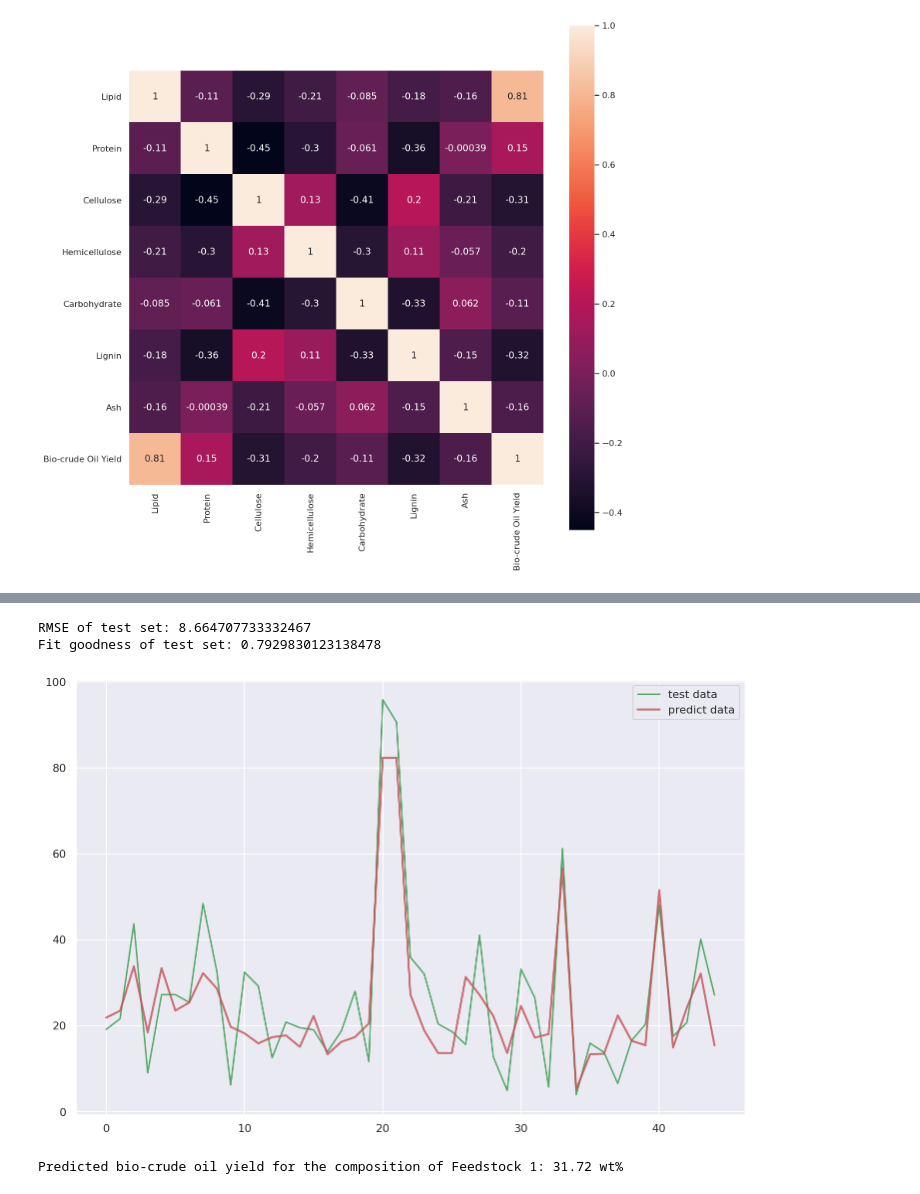
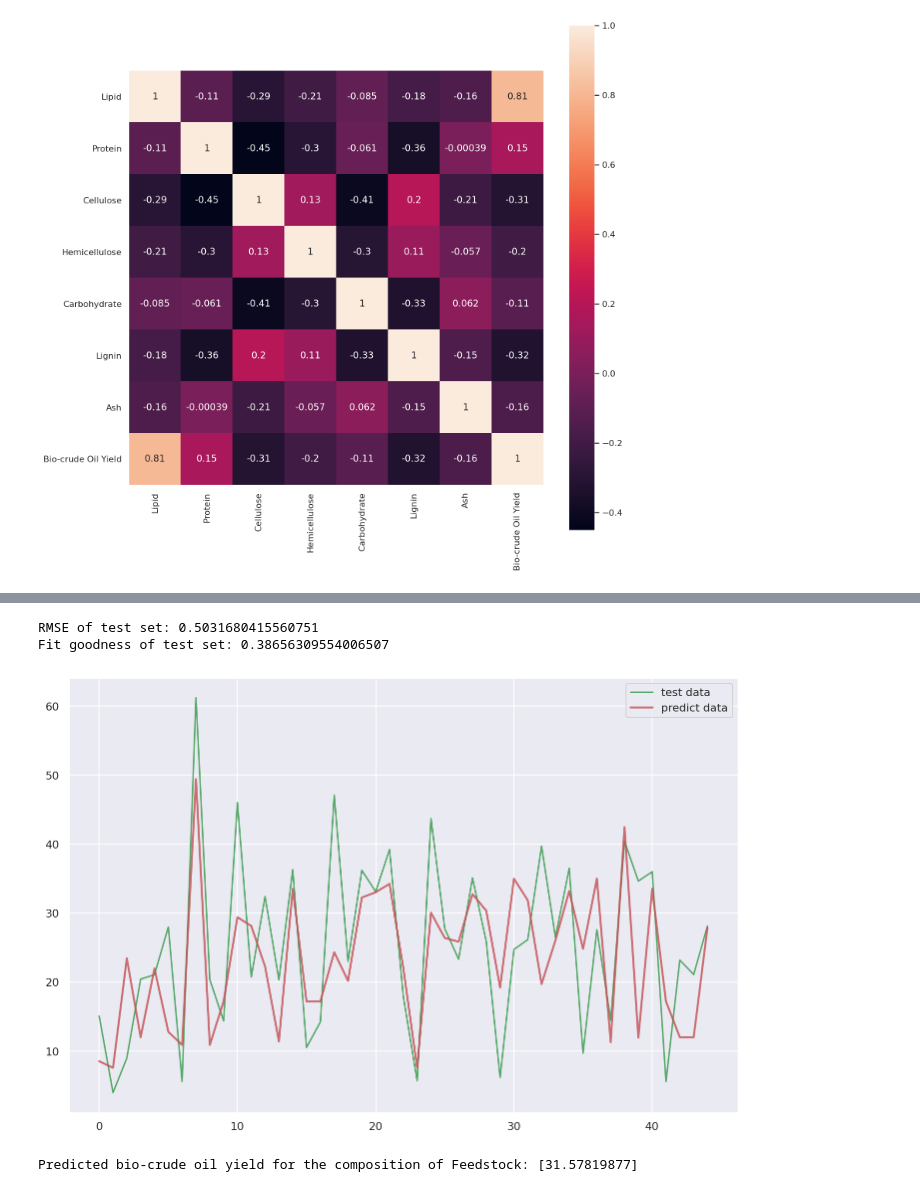
Before and after one commit to 693080593/research, a Jupyter notebook: cHB_Mcl.ipynb, the cells around one changed output, grey strips where cells are left out. Saved outputs shown, nothing was run; the diff lists cells and outputs as text; code cells hidden in the pictures.

```diff
--- a/cHB_Mcl.ipynb
+++ b/cHB_Mcl.ipynb
@@ -495,13 +493,12 @@ Predicted bio-crude oil yield for the composition of Feedstock 1: 32.60 wt%
 # %%
 # 2.Logarithmic Transformation
 import pandas as pd
-data = pd.read_csv('/content/Feed Effect on Biocrude Yield Data ML 080620.csv')
+data = pd.read_csv(r'/content/Feed Effect on Biocrude Yield Data ML 080920.csv')
 
-# Logarithmic Transformation
-data_log = np.log(data)
+data_log=np.log(data)
 
 # Assign data set
-X2, y2 = data[['Lipid','Protein','Cellulose','Hemicellulose','Carbohydrate','Lignin','Ash']], data['Bio-crude Oil Yield']
+X2, y2 = data_log[['Lipid','Protein','Cellulose','Hemicellulose','Carbohydrate','Lignin','Ash']], data_log['Bio-crude Oil Yield']
 
 # Set the ratio of training set to test set as 80%:20%
 X2_train, X2_test, y2_train, y2_test = train_test_split(X2, y2, test_size = 0.2)
@@ -517,4 +514,30 @@ y2_train_score = LR2.score(X2_train, y2_train)
 print("Regression model： Bio-crude Oil Yield={0}+{1}Lipid+{2}Protein+{3}Cellulose+{4}Hemicellulose+{5}Carbohydrate+{6}Lignin+{7}Ash".format(inter,co[0],co[1],co[2],co[3],co[4],co[5],co[6]))
 print('RMSE of training set: ',y2_train_rmse)
 print('Fit goodness of training set: ',y2_train_score)
+
+# Estimate P value of significance level of 0.05 in F test
+y2_train_pred = Series(y2_train_pred, index=y2_train.index)
+y2_train_ssr = y2_train_pred.apply(lambda x:(x-y2_train.mean())**2).sum()
+y2_train_sse = y2_train.sub(y2_train_pred).apply(lambda x:x**2).sum()
+dn2, df2 = 7, y2_train.shape[0]-7-1
+y2_train_f = (y2_train_ssr/dn2) / (y2_train_sse/df2)
+y2_p = f.sf(y2_train_f, dn2, df2)
+
+print('P value of training set under significance level of 0.05 in F test：%.20f'% y2_p)
+
+# Estimate p value under significance level of 0.05 in t test
+def get_t2value(sse,df,matr,beta,i):
+  mse = sse / df
+  sbeta = sqrt(matr[i+1,i+1]*mse)
+  t = beta / sbeta
+  return t
+X2_train['B'] = 1
+X2_train = X2_train.reindex(columns=['B','Lipid','Protein','Cellulose','Hemicellulose','Carbohydrate','Lignin','Ash'])
+xm2 = np.mat(X2_train)
+xmi2 = np.dot(xm2.T,xm2).I
+index, betas = range(7), LR2.coef_
+for i, beta in zip(index,betas):
+  tvalue = get_t2value(y2_train_sse,df2,xmi2,beta,i)
+  pvalue = t.sf(abs(tvalue),df2)*2
+  print('P value of beta {0} under significance level of 0.05 in t test: '.format(i+1), pvalue)
 # %% [output]
@@ -570,31 +559,34 @@ See the caveats in the documentation: https://pandas.pydata.org/pandas-docs/stab
 # %%
 # Model application
 import matplotlib.pyplot as plt
 
 # Prediction by the well-trained model
 y2_test_pred = LR2.predict(X2_test)
 y2_test_rmse = sqrt(metrics.mean_squared_error(y2_test,y2_test_pred))
 y2_test_score = LR2.score(X2_test,y2_test)
 print('RMSE of test set:', y2_test_rmse)
 print('Fit goodness of test set:',y2_test_score)
 
 # Draw plot
+
+y2_test=np.exp(y2_test)
+y2_test_pred=np.exp(y2_test_pred)
+
 plt.figure(figsize=(12,8))
 plt.plot(range(len(y2_test)),y2_test,'g',label='test data')
 plt.plot(range(len(y2_test_pred)),y2_test_pred,'r',label='predict data',linewidth=2,alpha=0.8)
 plt.legend()
-plt.savefig('cHB-LT.png')
 plt.show()
 # %% [output]
-RMSE of test set: 8.664707733332467
-Fit goodness of test set: 0.7929830123138478
+RMSE of test set: 0.5031680415560751
+Fit goodness of test set: 0.38656309554006507
-[figure, old version]
+[figure, new version]
 # %%
 # Predict Bio-crude Oil Yield
 # Produce a matrix for feedstock composition data
-feedstock_composition_data = [[21.9, 17.8, 0, 0, 58.9, 0, 1.1],] # Model Food Waste
 # Show predictions
-for i, Oil_Yield in enumerate(LR2.predict(feedstock_composition_data)):
-  print("Predicted bio-crude oil yield for the composition of Feedstock {}: {:,.2f} wt%".format(i+1,Oil_Yield))
+Oil_Yield = LR2.predict(np.log([[21.9,17.8,0.001,0.001,58.9,0.001,1.1]]))
+Oil_Yield=np.exp(Oil_Yield)
+print("Predicted bio-crude oil yield for the composition of Feedstock:",Oil_Yield)
 # %% [output]
-Predicted bio-crude oil yield for the composition of Feedstock 1: 31.72 wt%
+Predicted bio-crude oil yield for the composition of Feedstock: [31.57819877]
```
Also changed, not shown: parts of 18 cells of this notebook.
